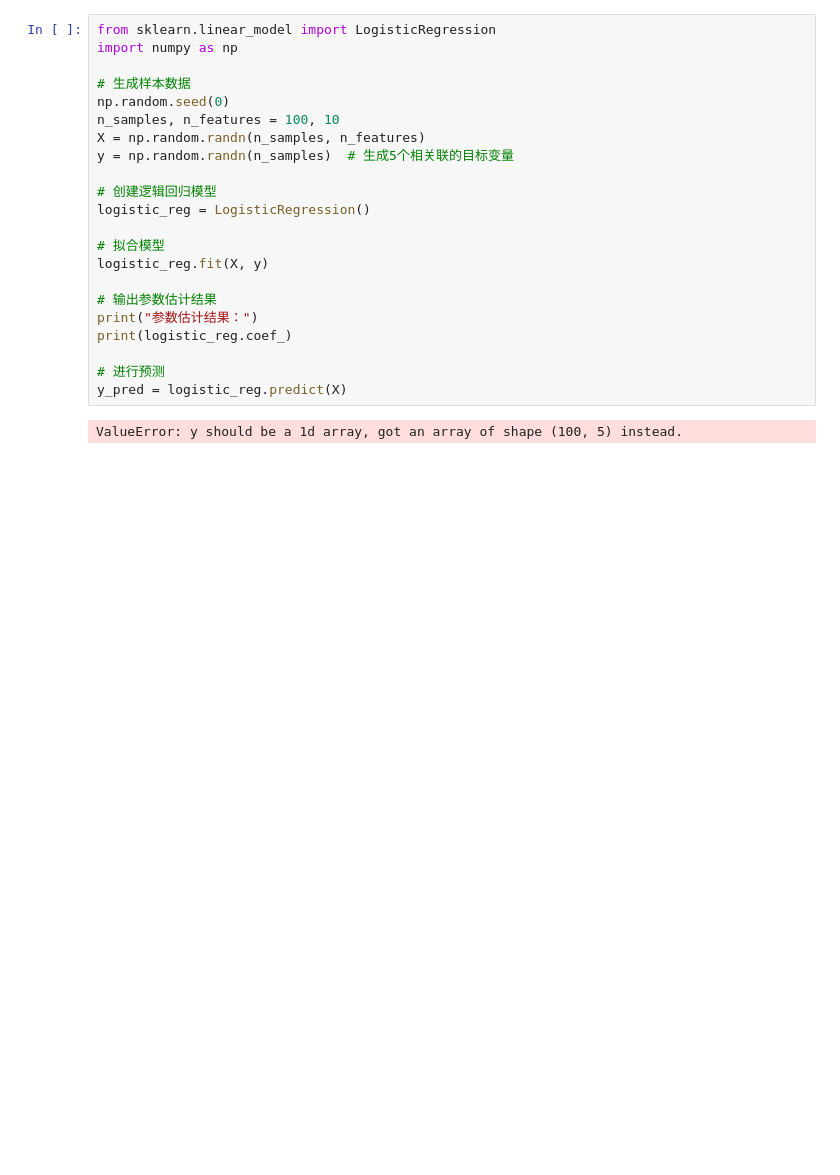
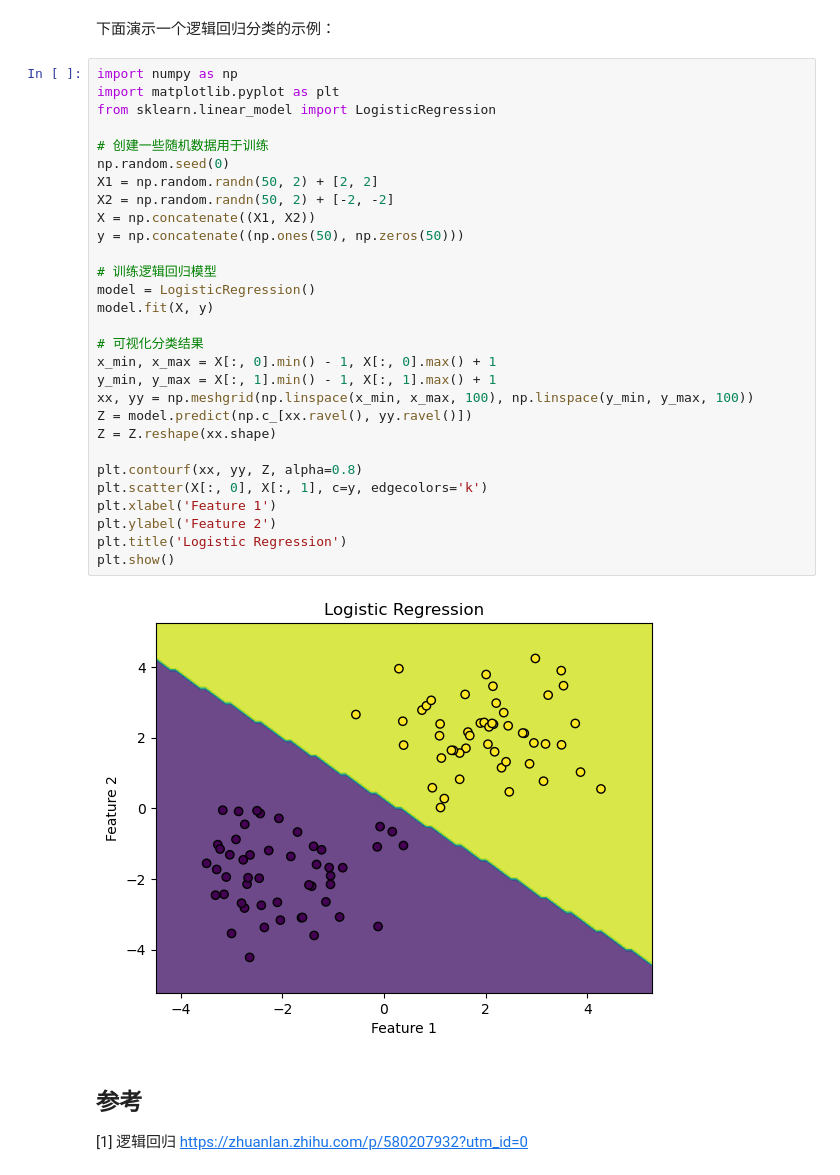
Before and after one commit to tianxuzhang/introduction-to-machine-learning, a Jupyter notebook: docs/回归/逻辑回归.ipynb, the cells around one changed output. Saved outputs shown, nothing was run; the diff lists cells and outputs as text; blank space fills up the shorter version.

```diff
--- a/docs/回归/逻辑回归.ipynb
+++ b/docs/回归/逻辑回归.ipynb
@@ -35,24 +79,37 @@ $ J(\theta) = -\frac{1}{m} \sum_{i=1}^{m} [y^{(i)} \log(h_\theta(x^{(i)})) + (1-
+# %% [markdown]
+下面演示一个逻辑回归分类的示例：
 # %%
+import numpy as np
+import matplotlib.pyplot as plt
 from sklearn.linear_model import LogisticRegression
-import numpy as np
 
-# 生成样本数据
+# 创建一些随机数据用于训练
 np.random.seed(0)
-n_samples, n_features = 100, 10
-X = np.random.randn(n_samples, n_features)
-y = np.random.randn(n_samples)  # 生成5个相关联的目标变量
+X1 = np.random.randn(50, 2) + [2, 2]
+X2 = np.random.randn(50, 2) + [-2, -2]
+X = np.concatenate((X1, X2))
+y = np.concatenate((np.ones(50), np.zeros(50)))
 
-# 创建逻辑回归模型
-logistic_reg = LogisticRegression()
+# 训练逻辑回归模型
+model = LogisticRegression()
+model.fit(X, y)
 
-# 拟合模型
-logistic_reg.fit(X, y)
+# 可视化分类结果
+x_min, x_max = X[:, 0].min() - 1, X[:, 0].max() + 1
+y_min, y_max = X[:, 1].min() - 1, X[:, 1].max() + 1
+xx, yy = np.meshgrid(np.linspace(x_min, x_max, 100), np.linspace(y_min, y_max, 100))
+Z = model.predict(np.c_[xx.ravel(), yy.ravel()])
+Z = Z.reshape(xx.shape)
 
-# 输出参数估计结果
-print("参数估计结果：")
-print(logistic_reg.coef_)
-
-# 进行预测
-y_pred = logistic_reg.predict(X)
+plt.contourf(xx, yy, Z, alpha=0.8)
+plt.scatter(X[:, 0], X[:, 1], c=y, edgecolors='k')
+plt.xlabel('Feature 1')
+plt.ylabel('Feature 2')
+plt.title('Logistic Regression')
+plt.show()
 # %% [output]
-ValueError: y should be a 1d array, got an array of shape (100, 5) instead.
+[figure, added]
+# %% [markdown]
+## 参考
+
+[1] 逻辑回归 https://zhuanlan.zhihu.com/p/580207932?utm_id=0
```
Also changed, not shown: parts of 4 cells of this notebook, 1 other file.
